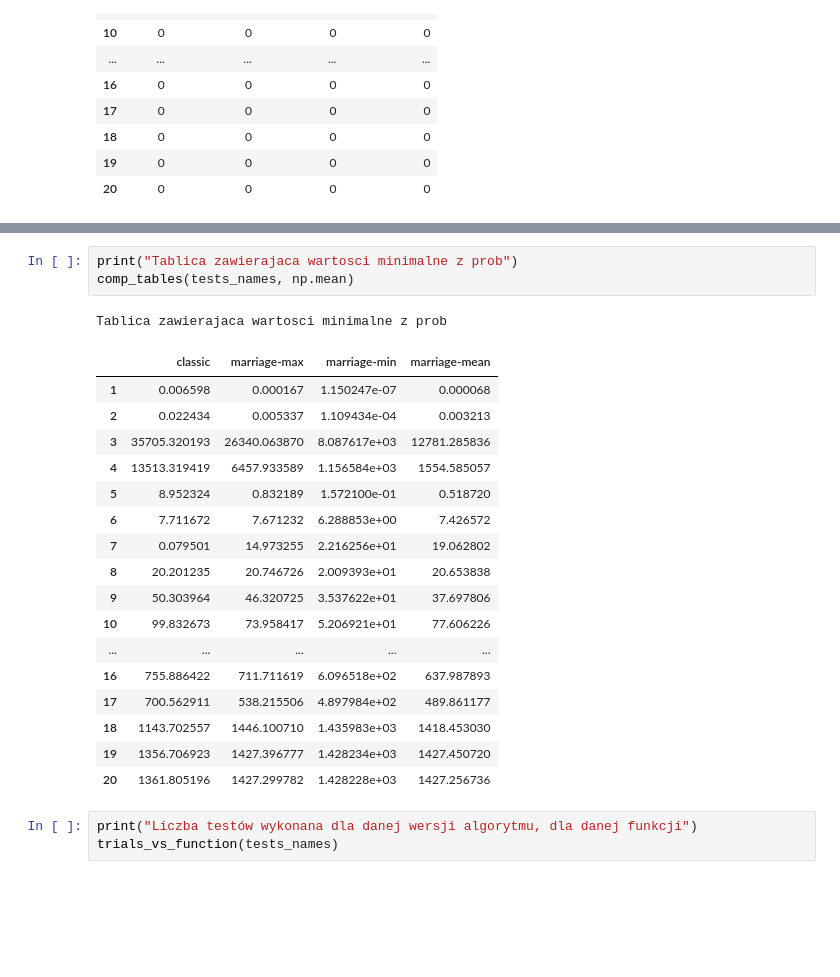
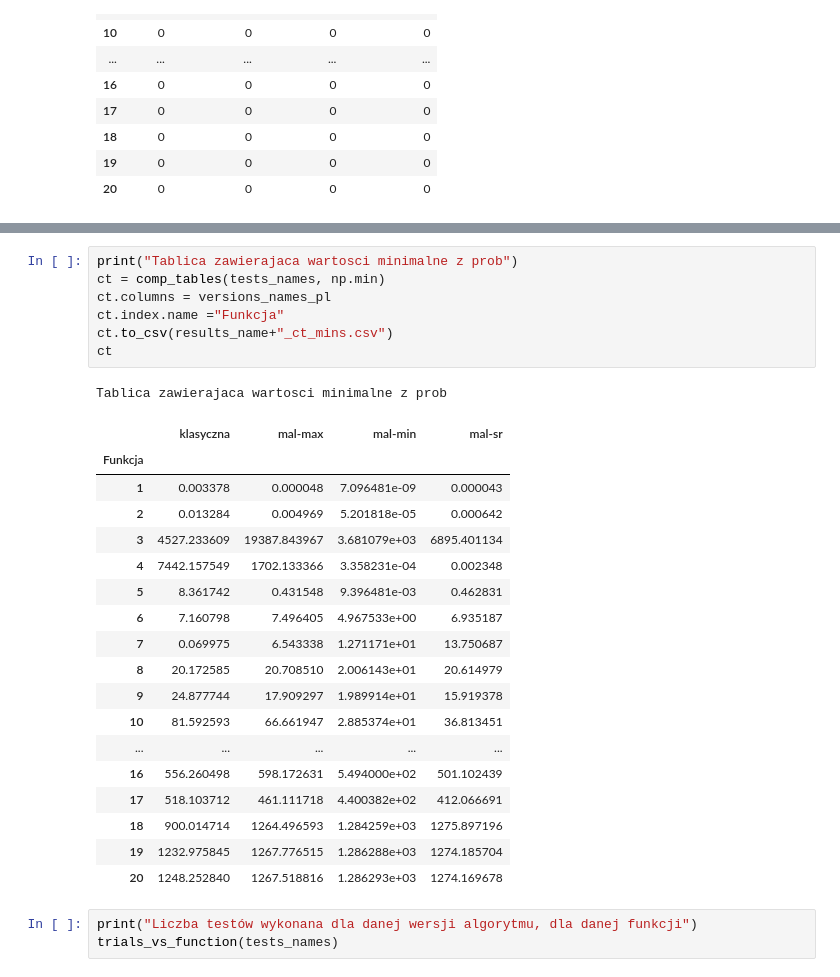
Before and after one commit to maciej3031/evolutionary_algorithm, a Jupyter notebook: Tests_analysis.ipynb, the cells around one changed output, grey strips where cells are left out. Cells and saved outputs as stored; diff of their text form; blank space fills up the shorter version.

```diff
--- a/Tests_analysis.ipynb
+++ b/Tests_analysis.ipynb
@@ -327,26 +332,31 @@ Tablica zawierajaca wartosci srednie z prob
 | 20 | 1361.805196 | 1427.299782 | 1.428228e+03 | 1427.256736 |
 # %%
 print("Tablica zawierajaca wartosci minimalne z prob")
-comp_tables(tests_names, np.mean)
+ct = comp_tables(tests_names, np.min)
+ct.columns = versions_names_pl
+ct.index.name ="Funkcja"
+ct.to_csv(results_name+"_ct_mins.csv")
+ct
 # %% [output]
 Tablica zawierajaca wartosci minimalne z prob
-|  | classic | marriage-max | marriage-min | marriage-mean |
-| 1 | 0.006598 | 0.000167 | 1.150247e-07 | 0.000068 |
-| 2 | 0.022434 | 0.005337 | 1.109434e-04 | 0.003213 |
-| 3 | 35705.320193 | 26340.063870 | 8.087617e+03 | 12781.285836 |
-| 4 | 13513.319419 | 6457.933589 | 1.156584e+03 | 1554.585057 |
-| 5 | 8.952324 | 0.832189 | 1.572100e-01 | 0.518720 |
-| 6 | 7.711672 | 7.671232 | 6.288853e+00 | 7.426572 |
-| 7 | 0.079501 | 14.973255 | 2.216256e+01 | 19.062802 |
-| 8 | 20.201235 | 20.746726 | 2.009393e+01 | 20.653838 |
-| 9 | 50.303964 | 46.320725 | 3.537622e+01 | 37.697806 |
-| 10 | 99.832673 | 73.958417 | 5.206921e+01 | 77.606226 |
+|  | klasyczna | mal-max | mal-min | mal-sr |
+| Funkcja |  |  |  |  |
+| 1 | 0.003378 | 0.000048 | 7.096481e-09 | 0.000043 |
+| 2 | 0.013284 | 0.004969 | 5.201818e-05 | 0.000642 |
+| 3 | 4527.233609 | 19387.843967 | 3.681079e+03 | 6895.401134 |
+| 4 | 7442.157549 | 1702.133366 | 3.358231e-04 | 0.002348 |
+| 5 | 8.361742 | 0.431548 | 9.396481e-03 | 0.462831 |
+| 6 | 7.160798 | 7.496405 | 4.967533e+00 | 6.935187 |
+| 7 | 0.069975 | 6.543338 | 1.271171e+01 | 13.750687 |
+| 8 | 20.172585 | 20.708510 | 2.006143e+01 | 20.614979 |
+| 9 | 24.877744 | 17.909297 | 1.989914e+01 | 15.919378 |
+| 10 | 81.592593 | 66.661947 | 2.885374e+01 | 36.813451 |
 | ... | ... | ... | ... | ... |
-| 16 | 755.886422 | 711.711619 | 6.096518e+02 | 637.987893 |
-| 17 | 700.562911 | 538.215506 | 4.897984e+02 | 489.861177 |
-| 18 | 1143.702557 | 1446.100710 | 1.435983e+03 | 1418.453030 |
-| 19 | 1356.706923 | 1427.396777 | 1.428234e+03 | 1427.450720 |
-| 20 | 1361.805196 | 1427.299782 | 1.428228e+03 | 1427.256736 |
+| 16 | 556.260498 | 598.172631 | 5.494000e+02 | 501.102439 |
+| 17 | 518.103712 | 461.111718 | 4.400382e+02 | 412.066691 |
+| 18 | 900.014714 | 1264.496593 | 1.284259e+03 | 1275.897196 |
+| 19 | 1232.975845 | 1267.776515 | 1.286288e+03 | 1274.185704 |
+| 20 | 1248.252840 | 1267.518816 | 1.286293e+03 | 1274.169678 |
 # %%
 print("Liczba testów wykonana dla danej wersji algorytmu, dla danej funkcji")
 trials_vs_function(tests_names)
```
Also changed, not shown: parts of 1 cell of this notebook.
